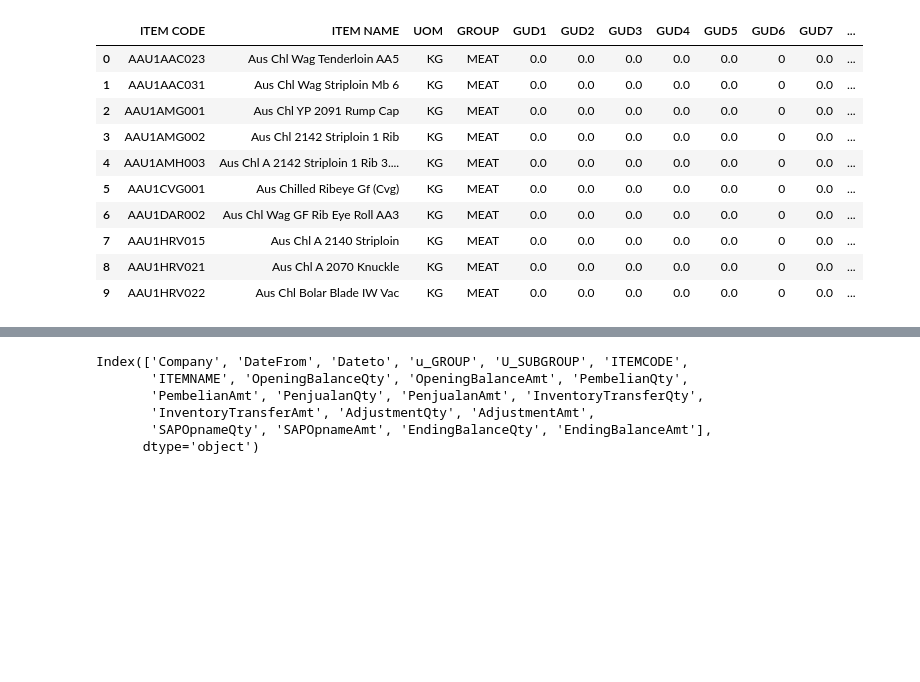
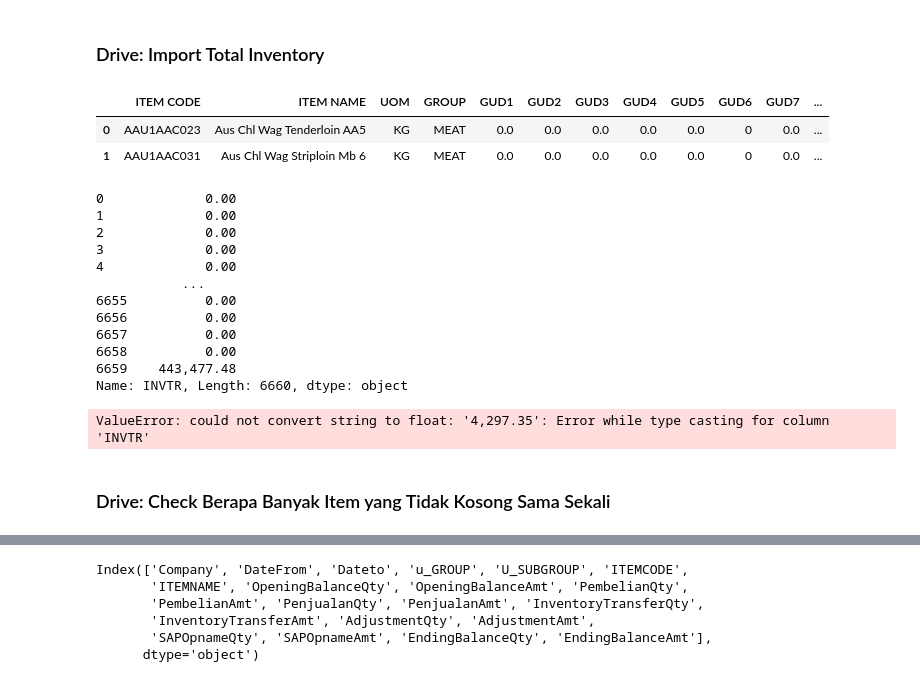
Before and after one commit to rayyanekaputra/automated_st_parser, a Jupyter notebook: parser.ipynb, the cells around one changed output, grey strips where cells are left out. Drawn from its saved outputs; the diff is of its cells as text; code cells hidden in the pictures; blank space fills up the shorter version.

```diff
--- a/parser.ipynb
+++ b/parser.ipynb
@@ -1,23 +1,57 @@
 # %%
 import pandas as pd # type: ignore
 import numpy as np
+# %% [markdown]
+### Drive: Import Total Inventory
 # %%
-ds = pd.read_csv("./INV 01 NOVEMBER.csv", sep=",")
-ds.drop(columns="NO", inplace=True)
-ds.dropna(inplace=True)
-ds.head(10)
+ds = pd.read_csv("./TOTAL INV 29 NOVEMBER.csv", sep=",")
+ds = ds.iloc[:,:-2]
+ds.drop(columns=["NO"], inplace=True)
+ds.head(2)
 # %% [output]
 |  | ITEM CODE | ITEM NAME | UOM | GROUP | GUD1 | GUD2 | GUD3 | GUD4 | GUD5 | GUD6 | GUD7 | ... |
 | 0 | AAU1AAC023 | Aus Chl Wag Tenderloin AA5 | KG | MEAT | 0.0 | 0.0 | 0.0 | 0.0 | 0.0 | 0 | 0.0 | ... |
 | 1 | AAU1AAC031 | Aus Chl Wag Striploin Mb 6 | KG | MEAT | 0.0 | 0.0 | 0.0 | 0.0 | 0.0 | 0 | 0.0 | ... |
-| 2 | AAU1AMG001 | Aus Chl YP 2091 Rump Cap | KG | MEAT | 0.0 | 0.0 | 0.0 | 0.0 | 0.0 | 0 | 0.0 | ... |
-| 3 | AAU1AMG002 | Aus Chl 2142 Striploin 1 Rib | KG | MEAT | 0.0 | 0.0 | 0.0 | 0.0 | 0.0 | 0 | 0.0 | ... |
-| 4 | AAU1AMH003 | Aus Chl A 2142 Striploin 1 Rib 3.... | KG | MEAT | 0.0 | 0.0 | 0.0 | 0.0 | 0.0 | 0 | 0.0 | ... |
-| 5 | AAU1CVG001 | Aus Chilled Ribeye Gf (Cvg) | KG | MEAT | 0.0 | 0.0 | 0.0 | 0.0 | 0.0 | 0 | 0.0 | ... |
-| 6 | AAU1DAR002 | Aus Chl Wag GF Rib Eye Roll AA3 | KG | MEAT | 0.0 | 0.0 | 0.0 | 0.0 | 0.0 | 0 | 0.0 | ... |
-| 7 | AAU1HRV015 | Aus Chl A 2140 Striploin | KG | MEAT | 0.0 | 0.0 | 0.0 | 0.0 | 0.0 | 0 | 0.0 | ... |
-| 8 | AAU1HRV021 | Aus Chl A 2070 Knuckle | KG | MEAT | 0.0 | 0.0 | 0.0 | 0.0 | 0.0 | 0 | 0.0 | ... |
-| 9 | AAU1HRV022 | Aus Chl Bolar Blade IW Vac | KG | MEAT | 0.0 | 0.0 | 0.0 | 0.0 | 0.0 | 0 | 0.0 | ... |
+# %%
+ds['INVTR'].replace(to_replace=',' ,value='', inplace=True)
+ds['INVTR']
+# %% [output]
+0             0.00
+1             0.00
+2             0.00
+3             0.00
+4             0.00
+           ...
+6655          0.00
+6656          0.00
+6657          0.00
+6658          0.00
+6659    443,477.48
+Name: INVTR, Length: 6660, dtype: object
+# %%
+ds.astype(dtype = {
+    "ITEM CODE": "object",
+    "ITEM NAME": "object",
+    "UOM": "object",
+    "GROUP": "object",
+    "GUD1": "float64",
+    "GUD2": "float64",
+    "GUD3": "float64",
+    "GUD4": "float64",
+    "GUD5": "float64",
+    "GUD6": "float64",
+    "GUD7": "float64",
+    "DRY": "float64",
+    "BUTCHER": "float64",
+    "KIMA3": "float64",
+    "INVTR": "float64",
+    "QTY": "float64",
+    "SELISIH": "float64"
+})
+# %% [output]
+ValueError: could not convert string to float: '4,297.35': Error while type casting for column 'INVTR'
+# %% [markdown]
+### Drive: Check Berapa Banyak Item yang Tidak Kosong Sama Sekali
 # %%
 ds_gudang = ds.iloc[:,4:14]
 ds_gudang
```
Also changed, not shown: parts of 26 cells of this notebook, 2 other files.
